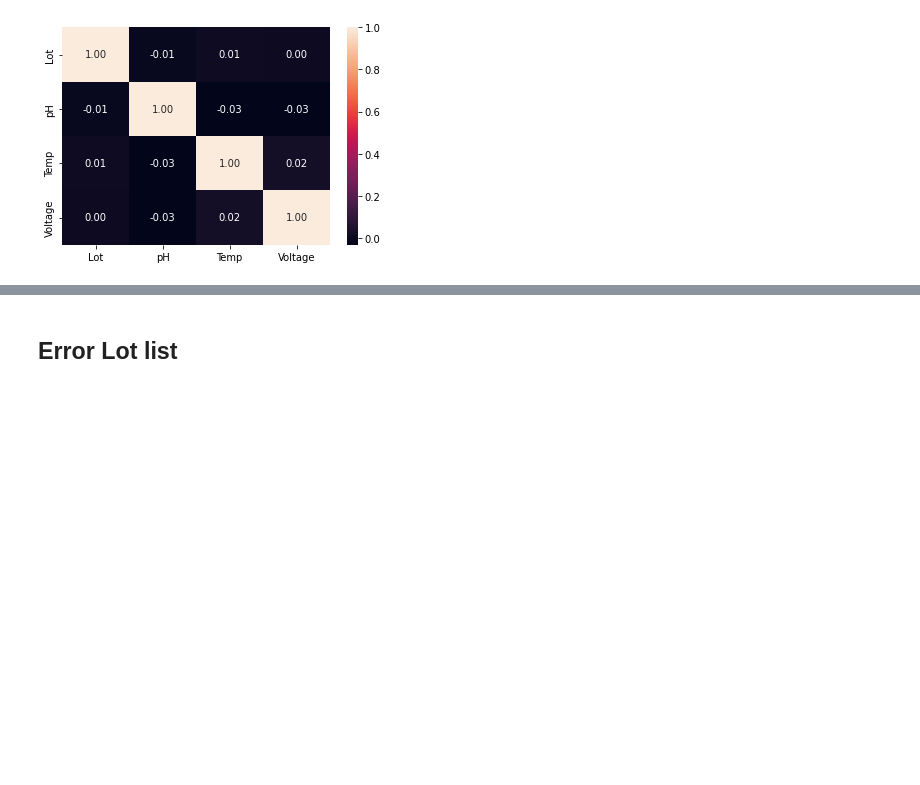
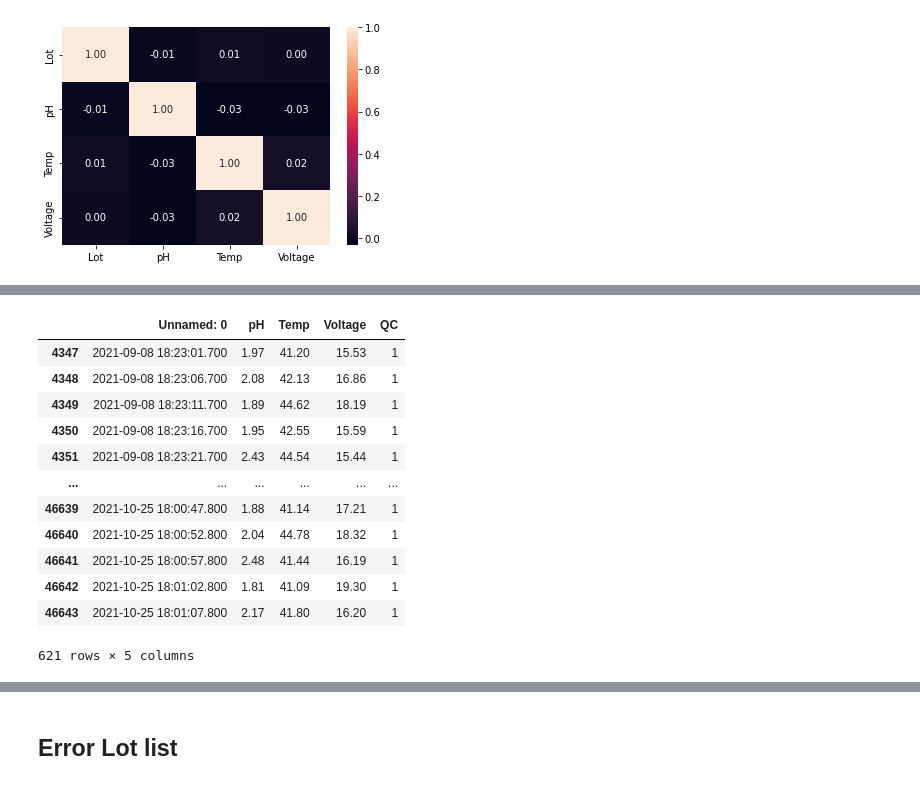
Before and after one commit to och5351/Bigdata_busan, a Jupyter notebook: csy/EDA.ipynb, the cells around one changed output, grey strips where cells are left out. Drawn from its saved outputs; the diff is of its cells as text; code cells hidden in the pictures; blank space fills up the shorter version.

```diff
--- a/csy/EDA.ipynb
+++ b/csy/EDA.ipynb
@@ -224,0 +242,16 @@ sns.heatmap(correlation, annot=True, fmt='.2f')
+# %%
+heat_df[(heat_df['QC']==1)]
+# %% [output]
+|  | Unnamed: 0 | pH | Temp | Voltage | QC |
+| 4347 | 2021-09-08 18:23:01.700 | 1.97 | 41.20 | 15.53 | 1 |
+| 4348 | 2021-09-08 18:23:06.700 | 2.08 | 42.13 | 16.86 | 1 |
+| 4349 | 2021-09-08 18:23:11.700 | 1.89 | 44.62 | 18.19 | 1 |
+| 4350 | 2021-09-08 18:23:16.700 | 1.95 | 42.55 | 15.59 | 1 |
+| 4351 | 2021-09-08 18:23:21.700 | 2.43 | 44.54 | 15.44 | 1 |
+| ... | ... | ... | ... | ... | ... |
+| 46639 | 2021-10-25 18:00:47.800 | 1.88 | 41.14 | 17.21 | 1 |
+| 46640 | 2021-10-25 18:00:52.800 | 2.04 | 44.78 | 18.32 | 1 |
+| 46641 | 2021-10-25 18:00:57.800 | 2.48 | 41.44 | 16.19 | 1 |
+| 46642 | 2021-10-25 18:01:02.800 | 1.81 | 41.09 | 19.30 | 1 |
+| 46643 | 2021-10-25 18:01:07.800 | 2.17 | 41.80 | 16.20 | 1 |
+621 rows × 5 columns
```
Also changed, not shown: parts of 4 cells of this notebook.
